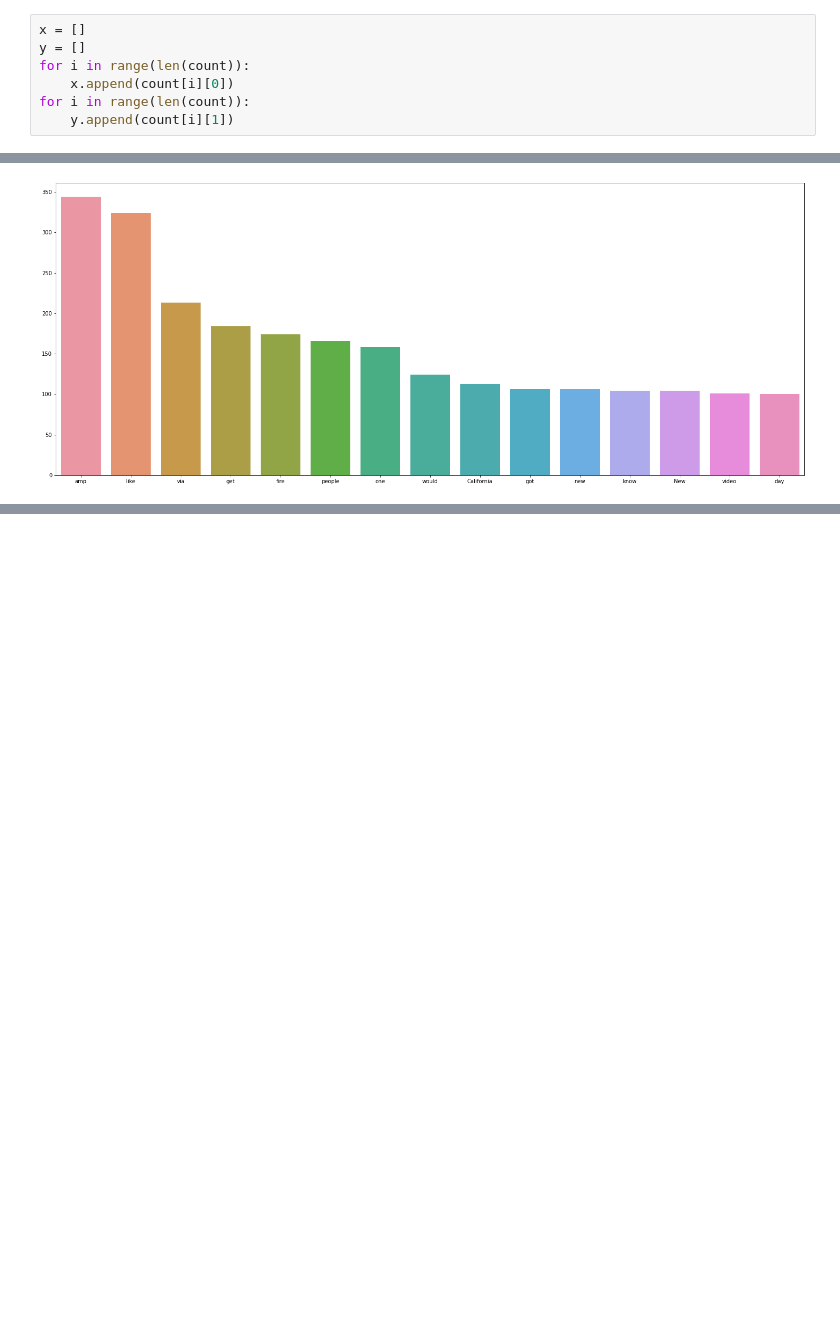
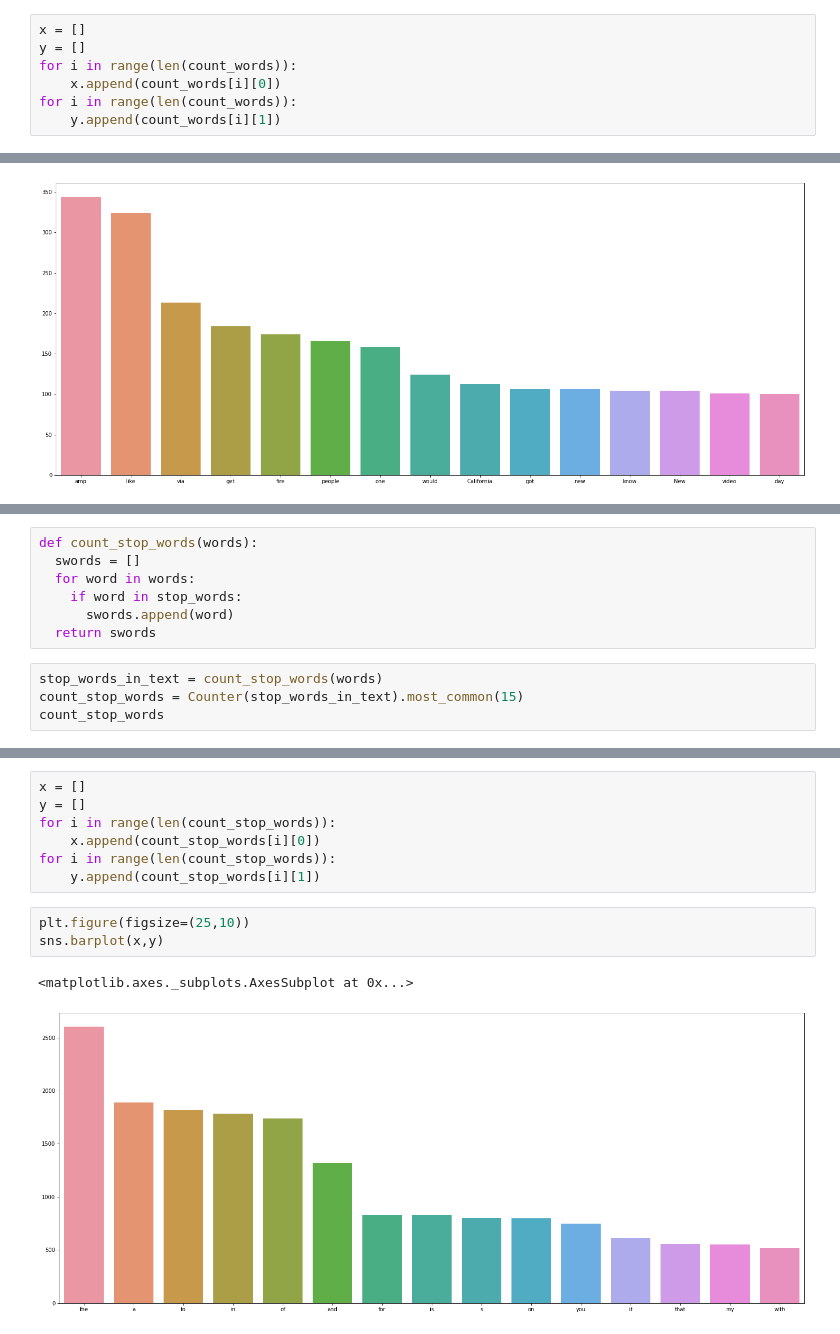
Before and after one commit to Ahmed-Shatla/Predicting-disaster-tweets-using-LSTM, a Jupyter notebook: AMIT_PROJECT.ipynb, the cells around one changed output, grey strips where cells are left out. Cells and saved outputs as stored; diff of their text form; blank space fills up the shorter version.

```diff
--- a/AMIT_PROJECT.ipynb
+++ b/AMIT_PROJECT.ipynb
@@ -266,10 +266,10 @@ count
 # %%
 x = []
 y = []
-for i in range(len(count)):
-    x.append(count[i][0])
-for i in range(len(count)):
-    y.append(count[i][1])
+for i in range(len(count_words)):
+    x.append(count_words[i][0])
+for i in range(len(count_words)):
+    y.append(count_words[i][1])
 # %%
 plt.figure(figsize=(25,10))
 sns.barplot(x,y)
@@ -278,0 +281,11 @@ sns.barplot(x,y)
+# %%
+def count_stop_words(words):
+  swords = []
+  for word in words:
+    if word in stop_words:
+      swords.append(word)
+  return swords
+# %%
+stop_words_in_text = count_stop_words(words)
+count_stop_words = Counter(stop_words_in_text).most_common(15)
+count_stop_words
@@ -278,0 +308,13 @@ sns.barplot(x,y)
+# %%
+x = []
+y = []
+for i in range(len(count_stop_words)):
+    x.append(count_stop_words[i][0])
+for i in range(len(count_stop_words)):
+    y.append(count_stop_words[i][1])
+# %%
+plt.figure(figsize=(25,10))
+sns.barplot(x,y)
+# %% [output]
+<matplotlib.axes._subplots.AxesSubplot at 0x...>
+[figure, added]
```
Also changed, not shown: parts of 4 cells of this notebook.
